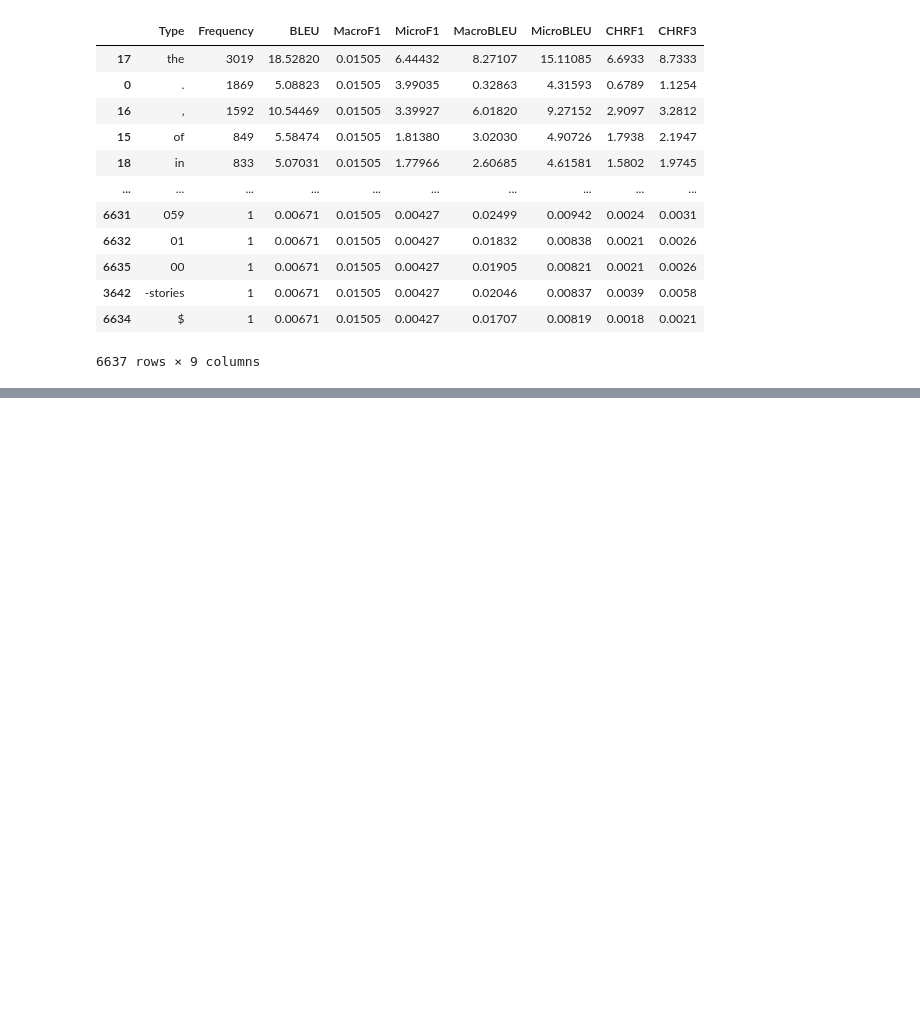
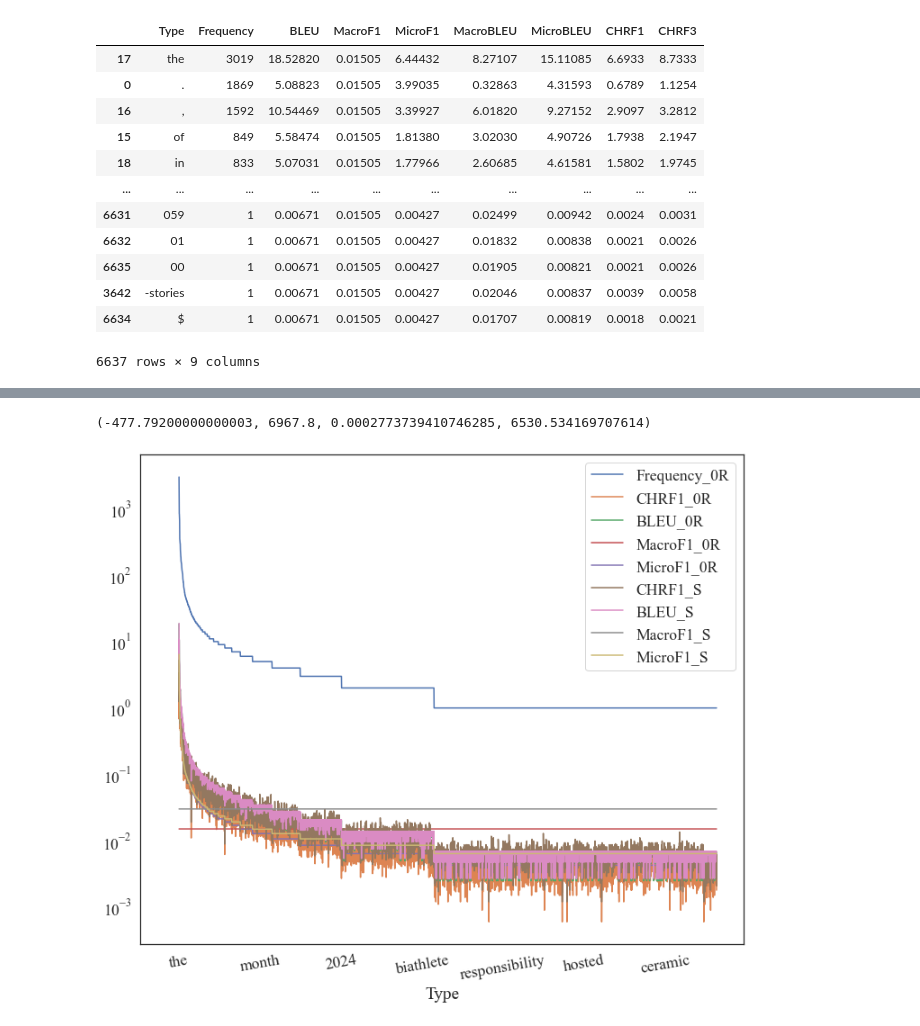
Before and after one commit to thammegowda/007-mt-eval-macro, a Jupyter notebook: justifs/bleu-damage-viz/viz.ipynb, the cells around one changed output, grey strips where cells are left out. Saved outputs shown, nothing was run; the diff lists cells and outputs as text; code cells hidden in the pictures; blank space fills up the shorter version.

```diff
--- a/justifs/bleu-damage-viz/viz.ipynb
+++ b/justifs/bleu-damage-viz/viz.ipynb
@@ -152,0 +220,3 @@ damage_smooth.plot(x='Type', y=['Frequency', 'BLEU', 'CHRF1'], logy=True)
+# %%
+damage_both = damage_norecall.merge(right=damage_swapin, on='Type', how='inner', suffixes=('_0R', '_S'))
+damage_both
@@ -152,0 +237,12 @@ damage_smooth.plot(x='Type', y=['Frequency', 'BLEU', 'CHRF1'], logy=True)
+# %%
+sns.set(font="Times New Roman", style='white',font_scale=1.6)
+fields = ['Frequency_0R', 'CHRF1_0R', 'BLEU_0R', 'MacroF1_0R', 'MicroF1_0R', 'CHRF1_S', 'BLEU_S', 'MacroF1_S', 'MicroF1_S']
+damage_both.plot(x='Type', y=fields, logy=True, figsize=(12, 10))
+plt.xticks(rotation=10)
+x0, x1, y0, y1 = plt.axis()
+margin_x = 0.02 * (x1- x0)
+plt.axis((x0 - margin_x, x1, y0, y1))
+#plt.savefig('bleu-chrf-macro-micro-all.pdf')
+# %% [output]
+(-477.79200000000003, 6967.8, 0.0002773739410746285, 6530.534169707614)
+[figure, added]
```
Also changed, not shown: parts of 11 cells of this notebook, 8 other files.
